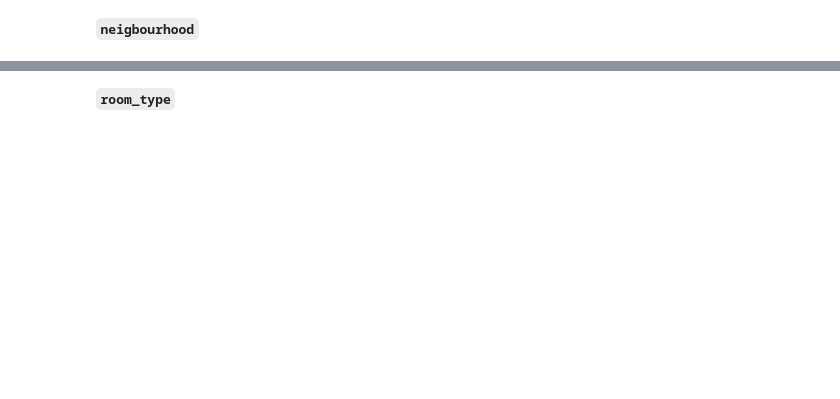
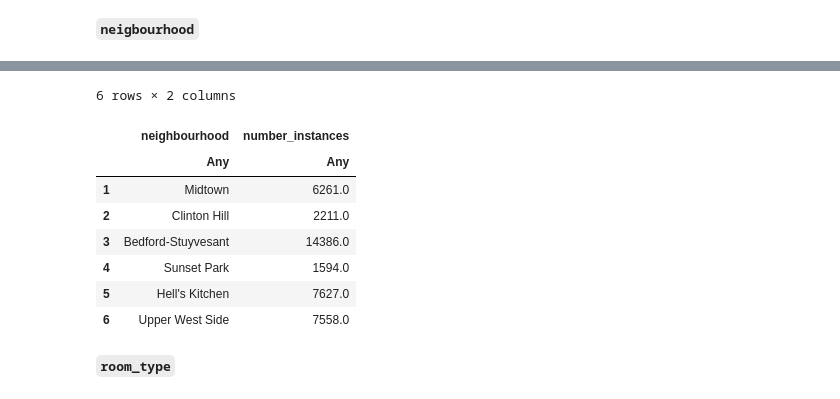
Before and after one commit to noriolg/ORIE4741_project, a Jupyter notebook: Data Mining and Cleaning.ipynb, the cells around one changed output, grey strips where cells are left out. Drawn from its saved outputs; the diff is of its cells as text; code cells hidden in the pictures; blank space fills up the shorter version.

```diff
--- a/Data Mining and Cleaning.ipynb
+++ b/Data Mining and Cleaning.ipynb
@@ -713,2 +847,19 @@ manyhot (generic function with 2 methods)
+# %%
+neighbourhood_distribution = transpose(sum(onehot_neighbourhood, dims = 1));
+# %%
+neighbourhood_information =  hcat(neighbourhood_encoded_names, neighbourhood_distribution);
+# %%
+df_neighbourhood_information = DataFrame(neighbourhood_information, [:neighbourhood, :number_instances]);
+head(df_neighbourhood_information)
+# %% [output]
+6 rows × 2 columns
+|  | neighbourhood | number_instances |
+|  | Any | Any |
+| 1 | Midtown | 6261.0 |
+| 2 | Clinton Hill | 2211.0 |
+| 3 | Bedford-Stuyvesant | 14386.0 |
+| 4 | Sunset Park | 1594.0 |
+| 5 | Hell's Kitchen | 7627.0 |
+| 6 | Upper West Side | 7558.0 |
 # %% [markdown]
 **`room_type`**
```
Also changed, not shown: parts of 62 cells of this notebook.
